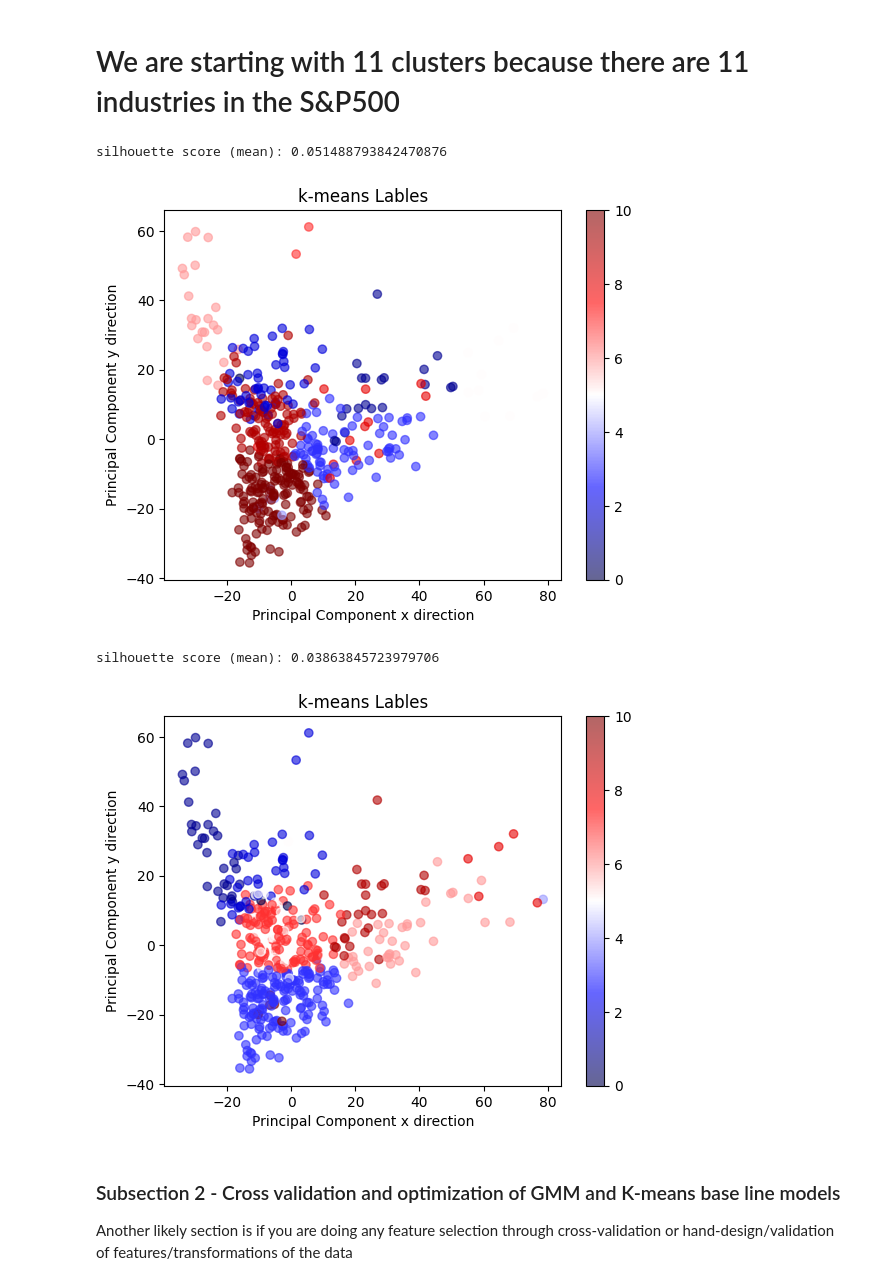
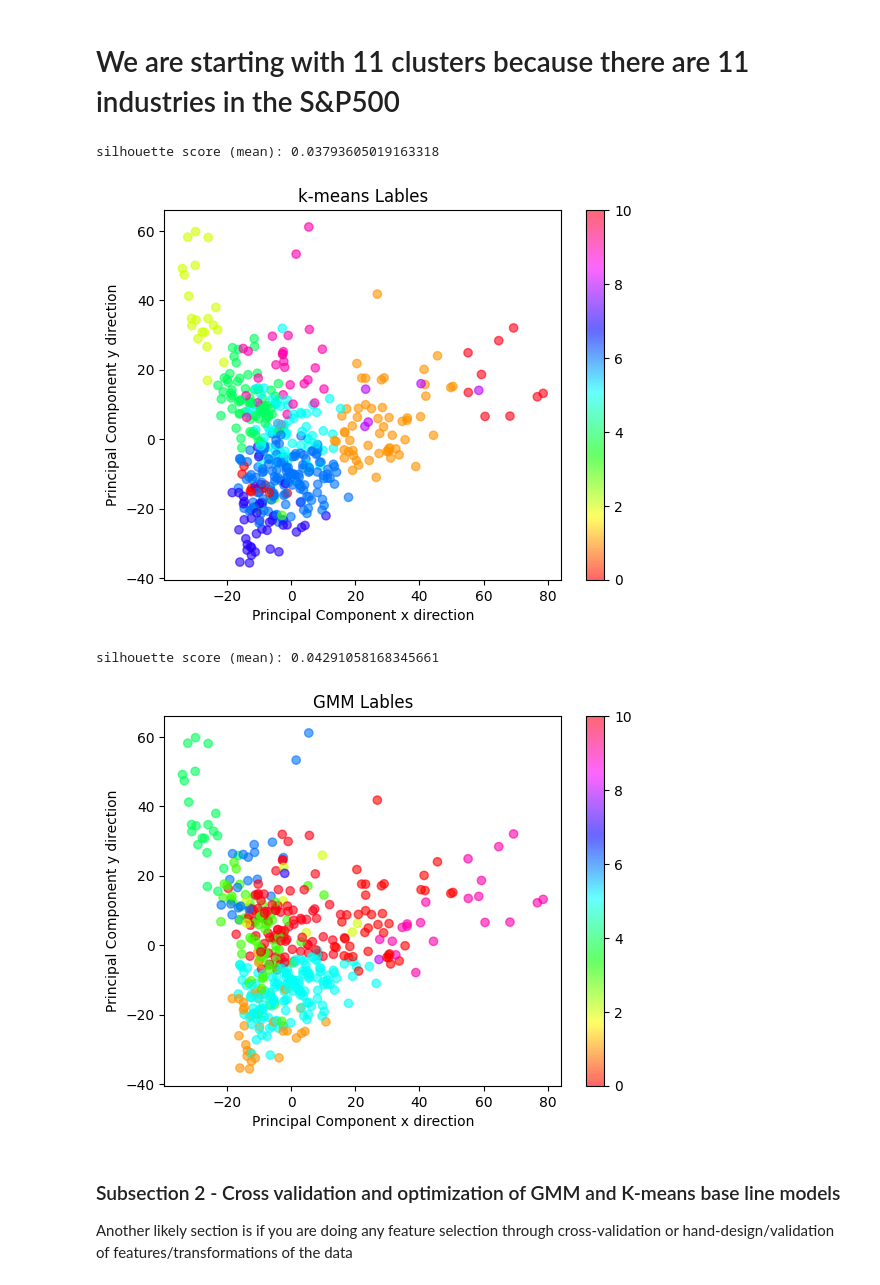
Before and after one commit to helclp/Stock_Volatility_ML_study, a Jupyter notebook: FinalProject_groupXXX.ipynb, the cells around one changed output. Saved outputs shown, nothing was run; the diff lists cells and outputs as text; code cells hidden in the pictures.

```diff
--- a/FinalProject_groupXXX.ipynb
+++ b/FinalProject_groupXXX.ipynb
@@ -173,29 +173,29 @@ You will likely have different subsections as you go through your report. For in
 # %%
 X = np.array(final_df['perc_change'].tolist())
 pca = PCA(n_components=250)
 X_pca = pca.fit_transform(X)
 
 
-kmeans = KMeans(n_clusters=11) # use of 11 explained in writing above
+kmeans = KMeans(n_clusters=11, random_state=24) # use of 11 explained in writing above
 cluster_labels = kmeans.fit_predict(X_pca)
 
 silhouette_avg = silhouette_score(X_pca, cluster_labels)
 print('silhouette score (mean):', silhouette_avg)
 
 #saving label results for later analysis in finl-df
 final_df['k-means label'] = cluster_labels
 
-plt.scatter(X_pca[:, 0], X_pca[:, 1], c=cluster_labels, cmap='seismic', alpha=0.6)
+plt.scatter(X_pca[:, 0], X_pca[:, 1], c=cluster_labels, cmap='hsv', alpha=0.6)
 plt.title('k-means Lables')
 plt.xlabel('Principal Component x direction')
 plt.ylabel('Principal Component y direction')
 plt.colorbar()
 plt.show()
 # %% [output]
-silhouette score (mean): 0.051488793842470876
+silhouette score (mean): 0.03793605019163318
-[figure, old version]
+[figure, new version]
 # %%
-gmm = GaussianMixture(n_components=11)
+gmm = GaussianMixture(n_components=11, random_state=24)
 cluster_labels = gmm.fit_predict(X_pca)
 
 
@@ -205,15 +205,15 @@ print('silhouette score (mean):', silhouette_avg)
 #saving label results for later analysis in finl-df
 final_df['gmm label'] = cluster_labels
 
-plt.scatter(X_pca[:, 0], X_pca[:, 1], c=cluster_labels, cmap='seismic', alpha=0.6)
+plt.scatter(X_pca[:, 0], X_pca[:, 1], c=cluster_labels, cmap='hsv', alpha=0.6)
 plt.title('GMM Lables')
 plt.xlabel('Principal Component x direction')
 plt.ylabel('Principal Component y direction')
 plt.colorbar()
 plt.show()
 # %% [output]
-silhouette score (mean): 0.03863845723979706
+silhouette score (mean): 0.04291058168345661
-[figure, old version]
+[figure, new version]
 # %% [markdown]
 ### Subsection 2 - Cross validation and optimization of GMM and K-means base line models
 
```
Also changed, not shown: parts of 2 cells of this notebook.
